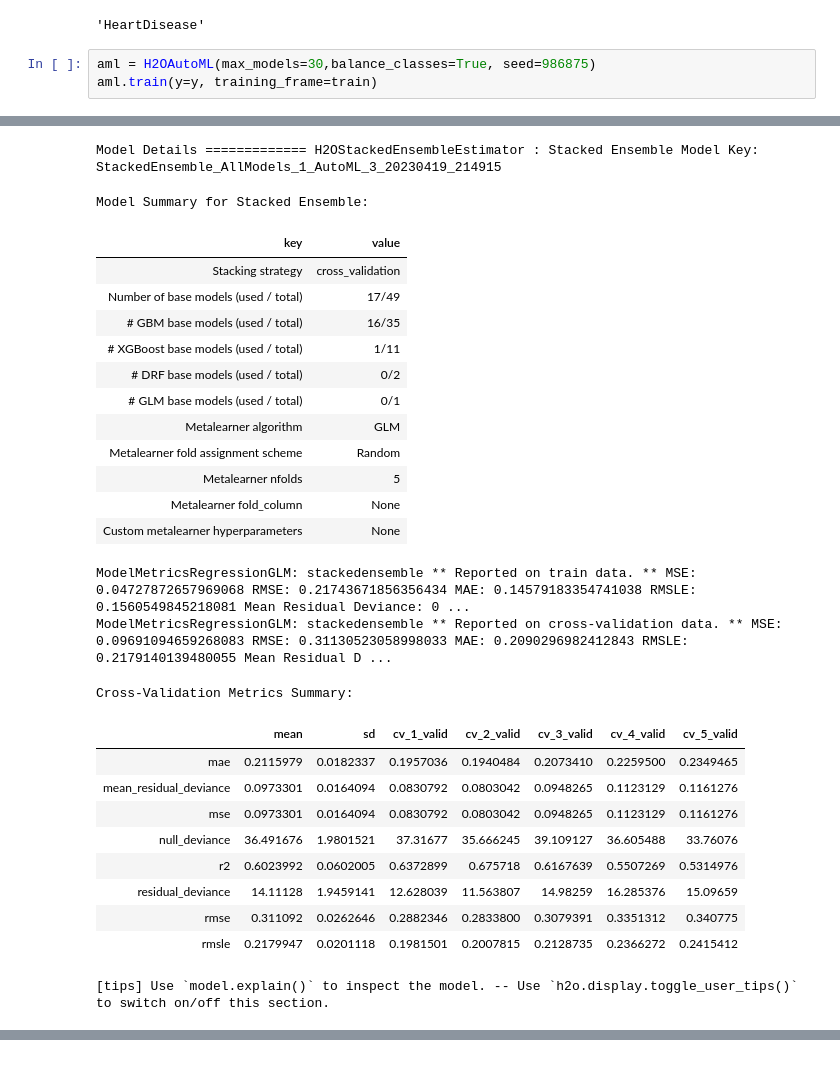
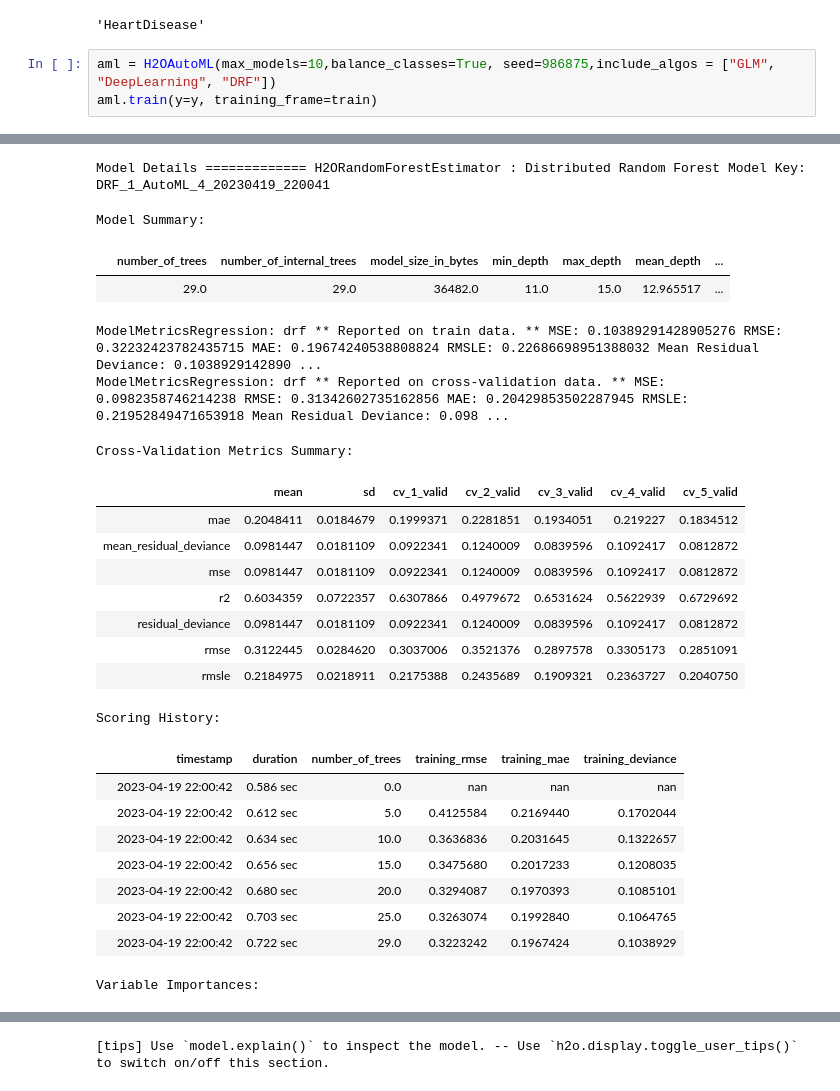
Before and after one commit to harikrishnad1997/BUAN_6337_Predictive_Analysis, a Jupyter notebook: Group project/HeartDiseaseGroupProject.ipynb, the cells around one changed output, grey strips where cells are left out. Drawn from its saved outputs; the diff is of its cells as text.

Commit message:
Changes to AutoML function

```diff
--- a/Group project/HeartDiseaseGroupProject.ipynb
+++ b/Group project/HeartDiseaseGroupProject.ipynb
@@ -169,7 +169,7 @@ y
 # %% [output]
 'HeartDisease'
 # %%
-aml = H2OAutoML(max_models=30,balance_classes=True, seed=986875)
+aml = H2OAutoML(max_models=10,balance_classes=True, seed=986875,include_algos = ["GLM", "DeepLearning", "DRF"])
 aml.train(y=y, training_frame=train)
 # %% [output]
 AutoML progress: |
@@ -192,27 +190,25 @@ AutoML progress: |
-Model Details ============= H2OStackedEnsembleEstimator : Stacked Ensemble Model Key: StackedEnsemble_AllModels_1_AutoML_3_20230419_214915
+Model Details ============= H2ORandomForestEstimator : Distributed Random Forest Model Key: DRF_1_AutoML_4_20230419_220041
-Model Summary for Stacked Ensemble:
+Model Summary:
-| key | value |
-| Stacking strategy | cross_validation |
-| Number of base models (used / total) | 17/49 |
-| # GBM base models (used / total) | 16/35 |
-| # XGBoost base models (used / total) | 1/11 |
-| # DRF base models (used / total) | 0/2 |
-| # GLM base models (used / total) | 0/1 |
-| Metalearner algorithm | GLM |
-| Metalearner fold assignment scheme | Random |
-| Metalearner nfolds | 5 |
-| Metalearner fold_column | None |
-| Custom metalearner hyperparameters | None |
+|  | number_of_trees | number_of_internal_trees | model_size_in_bytes | min_depth | max_depth | mean_depth | ... |
+|  | 29.0 | 29.0 | 36482.0 | 11.0 | 15.0 | 12.965517 | ... |
-ModelMetricsRegressionGLM: stackedensemble ** Reported on train data. ** MSE: 0.04727872657969068 RMSE: 0.21743671856356434 MAE: 0.14579183354741038 RMSLE: 0.1560549845218081 Mean Residual Deviance: 0 ...
-ModelMetricsRegressionGLM: stackedensemble ** Reported on cross-validation data. ** MSE: 0.09691094659268083 RMSE: 0.31130523058998033 MAE: 0.2090296982412843 RMSLE: 0.2179140139480055 Mean Residual D ...
+ModelMetricsRegression: drf ** Reported on train data. ** MSE: 0.10389291428905276 RMSE: 0.32232423782435715 MAE: 0.19674240538808824 RMSLE: 0.22686698951388032 Mean Residual Deviance: 0.1038929142890 ...
+ModelMetricsRegression: drf ** Reported on cross-validation data. ** MSE: 0.0982358746214238 RMSE: 0.31342602735162856 MAE: 0.20429853502287945 RMSLE: 0.21952849471653918 Mean Residual Deviance: 0.098 ...
 Cross-Validation Metrics Summary:
 |  | mean | sd | cv_1_valid | cv_2_valid | cv_3_valid | cv_4_valid | cv_5_valid |
-| mae | 0.2115979 | 0.0182337 | 0.1957036 | 0.1940484 | 0.2073410 | 0.2259500 | 0.2349465 |
-| mean_residual_deviance | 0.0973301 | 0.0164094 | 0.0830792 | 0.0803042 | 0.0948265 | 0.1123129 | 0.1161276 |
-| mse | 0.0973301 | 0.0164094 | 0.0830792 | 0.0803042 | 0.0948265 | 0.1123129 | 0.1161276 |
-| null_deviance | 36.491676 | 1.9801521 | 37.31677 | 35.666245 | 39.109127 | 36.605488 | 33.76076 |
-| r2 | 0.6023992 | 0.0602005 | 0.6372899 | 0.675718 | 0.6167639 | 0.5507269 | 0.5314976 |
-| residual_deviance | 14.11128 | 1.9459141 | 12.628039 | 11.563807 | 14.98259 | 16.285376 | 15.09659 |
-| rmse | 0.311092 | 0.0262646 | 0.2882346 | 0.2833800 | 0.3079391 | 0.3351312 | 0.340775 |
-| rmsle | 0.2179947 | 0.0201118 | 0.1981501 | 0.2007815 | 0.2128735 | 0.2366272 | 0.2415412 |
+| mae | 0.2048411 | 0.0184679 | 0.1999371 | 0.2281851 | 0.1934051 | 0.219227 | 0.1834512 |
+| mean_residual_deviance | 0.0981447 | 0.0181109 | 0.0922341 | 0.1240009 | 0.0839596 | 0.1092417 | 0.0812872 |
+| mse | 0.0981447 | 0.0181109 | 0.0922341 | 0.1240009 | 0.0839596 | 0.1092417 | 0.0812872 |
+| r2 | 0.6034359 | 0.0722357 | 0.6307866 | 0.4979672 | 0.6531624 | 0.5622939 | 0.6729692 |
+| residual_deviance | 0.0981447 | 0.0181109 | 0.0922341 | 0.1240009 | 0.0839596 | 0.1092417 | 0.0812872 |
+| rmse | 0.3122445 | 0.0284620 | 0.3037006 | 0.3521376 | 0.2897578 | 0.3305173 | 0.2851091 |
+| rmsle | 0.2184975 | 0.0218911 | 0.2175388 | 0.2435689 | 0.1909321 | 0.2363727 | 0.2040750 |
-[tips] Use `model.explain()` to inspect the model. -- Use `h2o.display.toggle_user_tips()` to switch on/off this section.
+Scoring History:
+|  | timestamp | duration | number_of_trees | training_rmse | training_mae | training_deviance |
+|  | 2023-04-19 22:00:42 | 0.586 sec | 0.0 | nan | nan | nan |
+|  | 2023-04-19 22:00:42 | 0.612 sec | 5.0 | 0.4125584 | 0.2169440 | 0.1702044 |
+|  | 2023-04-19 22:00:42 | 0.634 sec | 10.0 | 0.3636836 | 0.2031645 | 0.1322657 |
+|  | 2023-04-19 22:00:42 | 0.656 sec | 15.0 | 0.3475680 | 0.2017233 | 0.1208035 |
+|  | 2023-04-19 22:00:42 | 0.680 sec | 20.0 | 0.3294087 | 0.1970393 | 0.1085101 |
+|  | 2023-04-19 22:00:42 | 0.703 sec | 25.0 | 0.3263074 | 0.1992840 | 0.1064765 |
+|  | 2023-04-19 22:00:42 | 0.722 sec | 29.0 | 0.3223242 | 0.1967424 | 0.1038929 |
+Variable Importances:
@@ -219,3 +227,4 @@ Cross-Validation Metrics Summary:
+[tips] Use `model.explain()` to inspect the model. -- Use `h2o.display.toggle_user_tips()` to switch on/off this section.
 # %%
 lb = aml.leaderboard
 lb.head(rows=lb.nrows)
```
Also changed, not shown: parts of 13 cells of this notebook, 2 other files.
